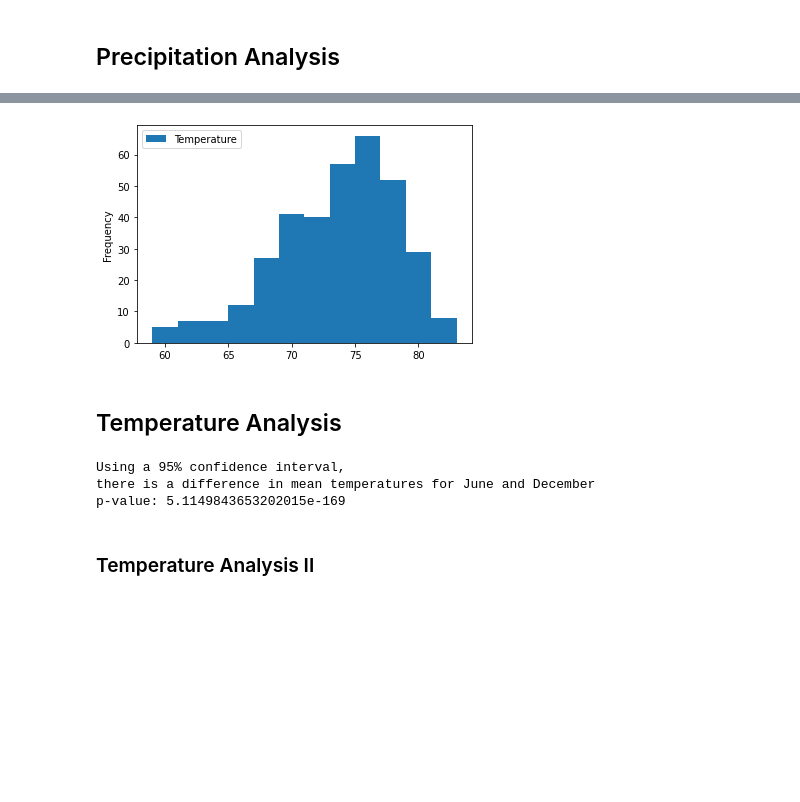
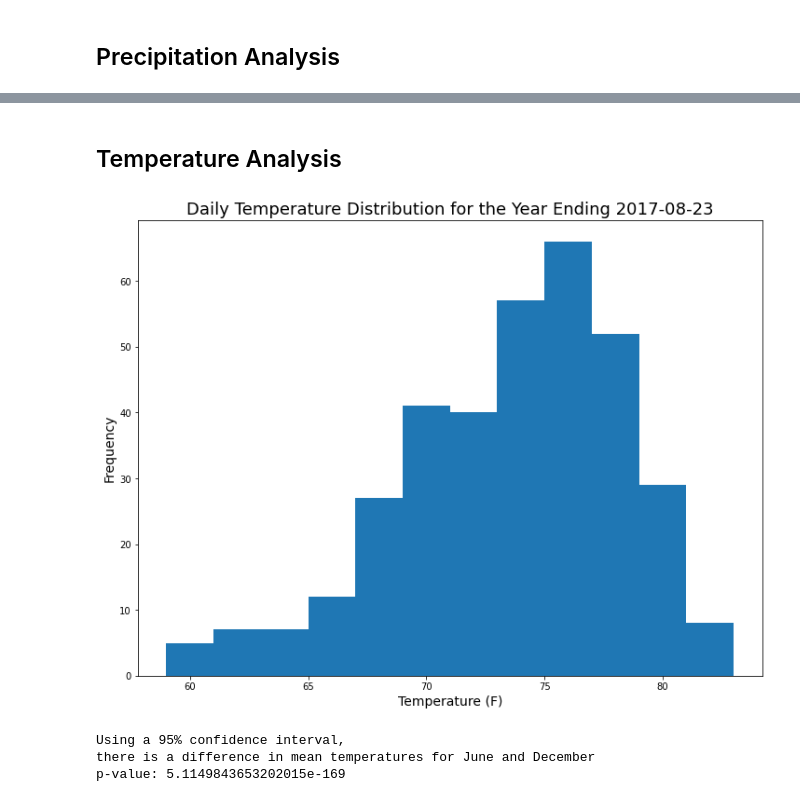
Before and after one commit to bakerv/sqlalchemy-challenge, a Jupyter notebook: main.ipynb, the cells around one changed output, grey strips where cells are left out. Drawn from its saved outputs; the diff is of its cells as text; code cells hidden in the pictures; blank space fills up the shorter version.

Commit message:
improved the flow of the content and the quality of the visualizations

```diff
--- a/main.ipynb
+++ b/main.ipynb
@@ -120,5 +168,7 @@ cumulative_rainfall('2017-08-23')
+# %% [markdown]
+## Temperature Analysis
 # %%
-def station_data(date):
+def temperature_distribution(date):
     """Visualize temperature data from the most active station in the dataset, for the last year
         Args:
             date (str): select the year ending in this date, format is '%Y-%m-%d' (YYYY-MM-DD)
@@ -147,18 +197,20 @@ def station_data(date):
         params = {"station":station,"date":date}, con = engine)
 
     def plot_data(data):
-        data.plot.hist(bins = 12)
+        data.plot.hist(bins = 12, figsize = (12,9))
+        plt.title(f'Daily Temperature Distribution for the Year Ending {date}',fontsize=18)
+        plt.ylabel("Frequency", fontsize =14)
+        plt.xlabel("Temperature (F)", fontsize =14)
+        plt.legend().remove()
 
     station = most_active()
     data = select_data(date,station)
 
     return plot_data(data)
 # %%
-station_data('2017-08-23')
+temperature_distribution('2017-08-23')
 # %% [output]
-[figure, old version]
+[figure, new version]
-# %% [markdown]
-## Temperature Analysis
 # %%
 def monthly_comparison(month1,month2):
     """ Use a paired t-test to determine if there is a statistical differnce in observed temperature between two months
@@ -225,5 +277,3 @@ monthly_comparison('06','12')
 Using a 95% confidence interval,
 there is a difference in mean temperatures for June and December
 p-value: 5.1149843653202015e-169
-# %% [markdown]
-### Temperature Analysis II
```
Also changed, not shown: parts of 22 cells of this notebook.
